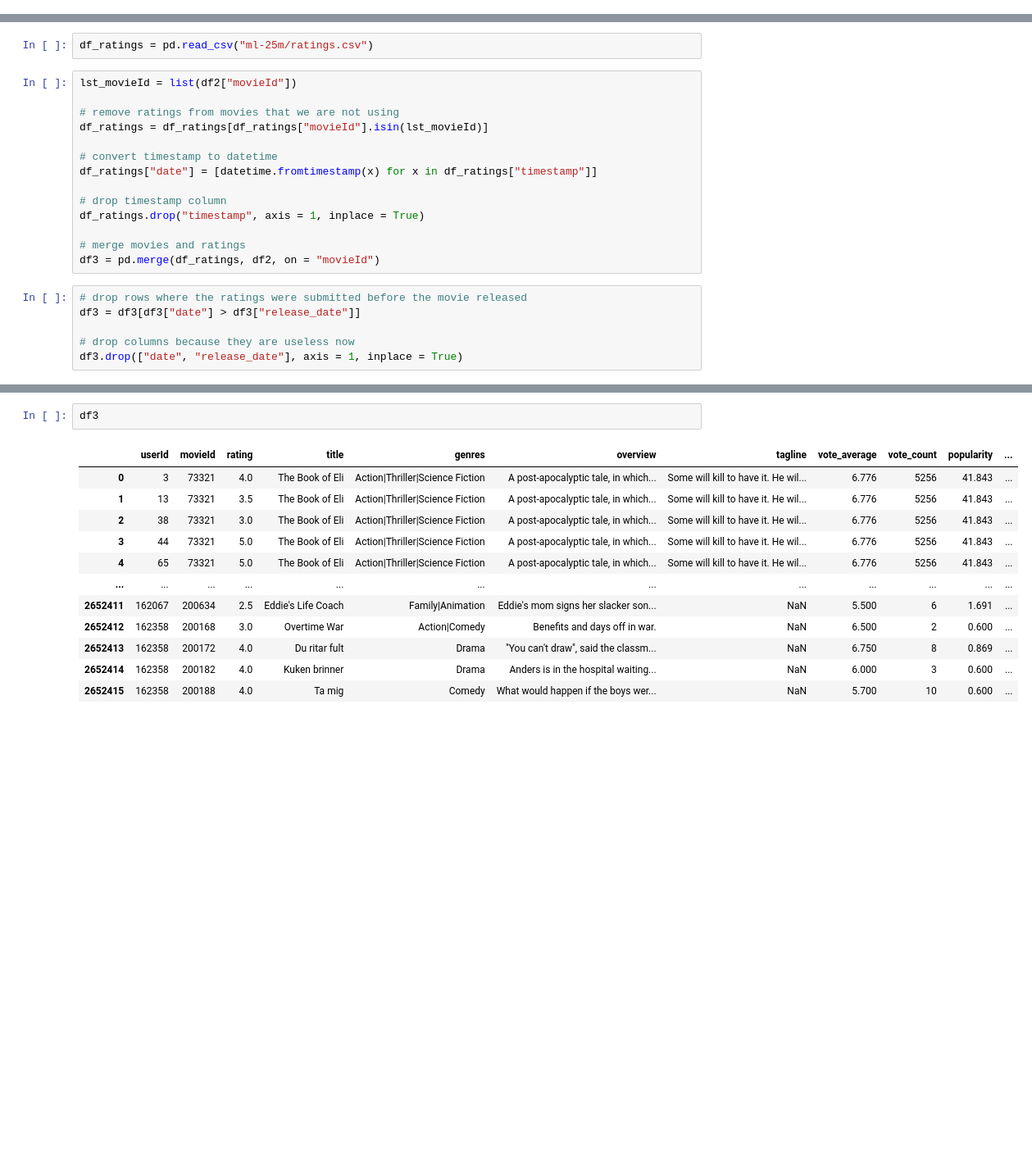
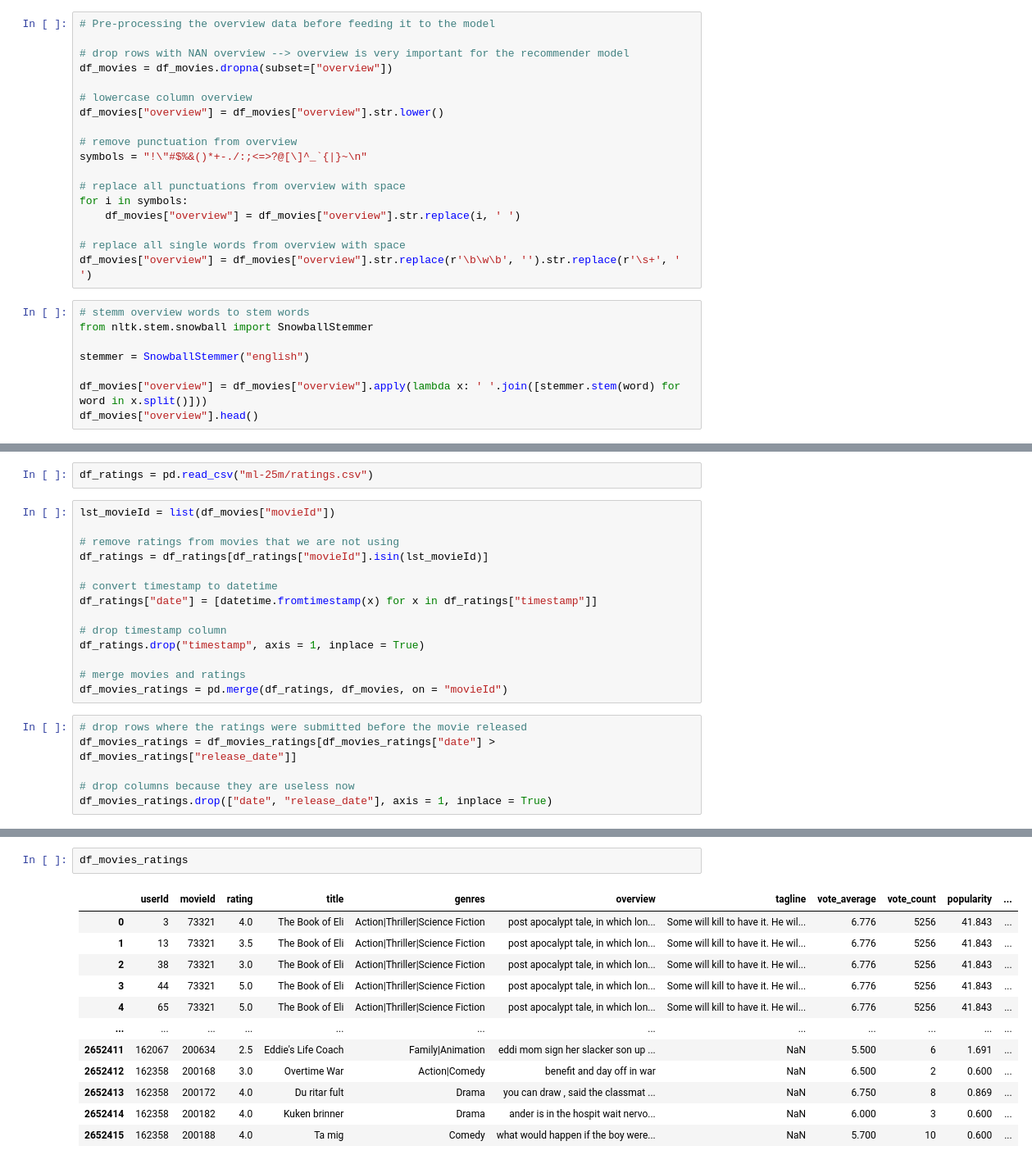
Before and after one commit to Luuzemp14/Cds1_Tinder-4-Movies, a Jupyter notebook: datawrangling.ipynb, the cells around one changed output, grey strips where cells are left out. Shown: that part at 82% size. Drawn from its saved outputs; the diff is of its cells as text; blank space fills up the shorter version.

```diff
--- a/datawrangling.ipynb
+++ b/datawrangling.ipynb
@@ -146,0 +106,26 @@ df2
+# %%
+# Pre-processing the overview data before feeding it to the model
+
+# drop rows with NAN overview --> overview is very important for the recommender model
+df_movies = df_movies.dropna(subset=["overview"])
+
+# lowercase column overview
+df_movies["overview"] = df_movies["overview"].str.lower()
+
+# remove punctuation from overview
+symbols = "!\"#$%&()*+-./:;<=>?@[\]^_`{|}~\n"
+
+# replace all punctuations from overview with space
+for i in symbols:
+    df_movies["overview"] = df_movies["overview"].str.replace(i, ' ')
+
+# replace all single words from overview with space
+df_movies["overview"] = df_movies["overview"].str.replace(r'\b\w\b', '').str.replace(r'\s+', ' ')
+# %%
+# stemm overview words to stem words
+from nltk.stem.snowball import SnowballStemmer
+
+stemmer = SnowballStemmer("english")
+
+df_movies["overview"] = df_movies["overview"].apply(lambda x: ' '.join([stemmer.stem(word) for word in x.split()]))
+df_movies["overview"].head()
@@ -149,7 +157,7 @@ df2
 # %%
 df_ratings = pd.read_csv("ml-25m/ratings.csv")
 # %%
-lst_movieId = list(df2["movieId"])
+lst_movieId = list(df_movies["movieId"])
 
 # remove ratings from movies that we are not using
 df_ratings = df_ratings[df_ratings["movieId"].isin(lst_movieId)]
@@ -161,12 +169,12 @@ df_ratings["date"] = [datetime.fromtimestamp(x) for x in df_ratings["timestamp"]
 df_ratings.drop("timestamp", axis = 1, inplace = True)
 
 # merge movies and ratings
-df3 = pd.merge(df_ratings, df2, on = "movieId")
+df_movies_ratings = pd.merge(df_ratings, df_movies, on = "movieId")
 # %%
 # drop rows where the ratings were submitted before the movie released
-df3 = df3[df3["date"] > df3["release_date"]]
+df_movies_ratings = df_movies_ratings[df_movies_ratings["date"] > df_movies_ratings["release_date"]]
 
 # drop columns because they are useless now
-df3.drop(["date", "release_date"], axis = 1, inplace = True)
+df_movies_ratings.drop(["date", "release_date"], axis = 1, inplace = True)
 # %%
 # No user has rated the same movie twice
@@ -174,20 +182,20 @@ df3[df3.duplicated(subset=["userId", "movieId"])]
 # %% [output]
 |  | userId | movieId | rating | title | genres | overview | tagline | vote_average | vote_count | popularity | ... |
 # %%
-df3
+df_movies_ratings
 # %% [output]
 |  | userId | movieId | rating | title | genres | overview | tagline | vote_average | vote_count | popularity | ... |
-| 0 | 3 | 73321 | 4.0 | The Book of Eli | Action|Thriller|Science Fiction | A post-apocalyptic tale, in which... | Some will kill to have it. He wil... | 6.776 | 5256 | 41.843 | ... |
-| 1 | 13 | 73321 | 3.5 | The Book of Eli | Action|Thriller|Science Fiction | A post-apocalyptic tale, in which... | Some will kill to have it. He wil... | 6.776 | 5256 | 41.843 | ... |
-| 2 | 38 | 73321 | 3.0 | The Book of Eli | Action|Thriller|Science Fiction | A post-apocalyptic tale, in which... | Some will kill to have it. He wil... | 6.776 | 5256 | 41.843 | ... |
-| 3 | 44 | 73321 | 5.0 | The Book of Eli | Action|Thriller|Science Fiction | A post-apocalyptic tale, in which... | Some will kill to have it. He wil... | 6.776 | 5256 | 41.843 | ... |
-| 4 | 65 | 73321 | 5.0 | The Book of Eli | Action|Thriller|Science Fiction | A post-apocalyptic tale, in which... | Some will kill to have it. He wil... | 6.776 | 5256 | 41.843 | ... |
+| 0 | 3 | 73321 | 4.0 | The Book of Eli | Action|Thriller|Science Fiction | post apocalypt tale, in which lon... | Some will kill to have it. He wil... | 6.776 | 5256 | 41.843 | ... |
+| 1 | 13 | 73321 | 3.5 | The Book of Eli | Action|Thriller|Science Fiction | post apocalypt tale, in which lon... | Some will kill to have it. He wil... | 6.776 | 5256 | 41.843 | ... |
+| 2 | 38 | 73321 | 3.0 | The Book of Eli | Action|Thriller|Science Fiction | post apocalypt tale, in which lon... | Some will kill to have it. He wil... | 6.776 | 5256 | 41.843 | ... |
+| 3 | 44 | 73321 | 5.0 | The Book of Eli | Action|Thriller|Science Fiction | post apocalypt tale, in which lon... | Some will kill to have it. He wil... | 6.776 | 5256 | 41.843 | ... |
+| 4 | 65 | 73321 | 5.0 | The Book of Eli | Action|Thriller|Science Fiction | post apocalypt tale, in which lon... | Some will kill to have it. He wil... | 6.776 | 5256 | 41.843 | ... |
 | ... | ... | ... | ... | ... | ... | ... | ... | ... | ... | ... | ... |
-| 2652411 | 162067 | 200634 | 2.5 | Eddie's Life Coach | Family|Animation | Eddie's mom signs her slacker son... | NaN | 5.500 | 6 | 1.691 | ... |
-| 2652412 | 162358 | 200168 | 3.0 | Overtime War | Action|Comedy | Benefits and days off in war. | NaN | 6.500 | 2 | 0.600 | ... |
-| 2652413 | 162358 | 200172 | 4.0 | Du ritar fult | Drama | "You can't draw", said the classm... | NaN | 6.750 | 8 | 0.869 | ... |
-| 2652414 | 162358 | 200182 | 4.0 | Kuken brinner | Drama | Anders is in the hospital waiting... | NaN | 6.000 | 3 | 0.600 | ... |
-| 2652415 | 162358 | 200188 | 4.0 | Ta mig | Comedy | What would happen if the boys wer... | NaN | 5.700 | 10 | 0.600 | ... |
+| 2652411 | 162067 | 200634 | 2.5 | Eddie's Life Coach | Family|Animation | eddi mom sign her slacker son up ... | NaN | 5.500 | 6 | 1.691 | ... |
+| 2652412 | 162358 | 200168 | 3.0 | Overtime War | Action|Comedy | benefit and day off in war | NaN | 6.500 | 2 | 0.600 | ... |
+| 2652413 | 162358 | 200172 | 4.0 | Du ritar fult | Drama | you can draw , said the classmat ... | NaN | 6.750 | 8 | 0.869 | ... |
+| 2652414 | 162358 | 200182 | 4.0 | Kuken brinner | Drama | ander is in the hospit wait nervo... | NaN | 6.000 | 3 | 0.600 | ... |
+| 2652415 | 162358 | 200188 | 4.0 | Ta mig | Comedy | what would happen if the boy were... | NaN | 5.700 | 10 | 0.600 | ... |
 2647812 rows × 18 columns
 # %% [markdown]
 ## Testing
```
Also changed, not shown: parts of 34 cells of this notebook.
